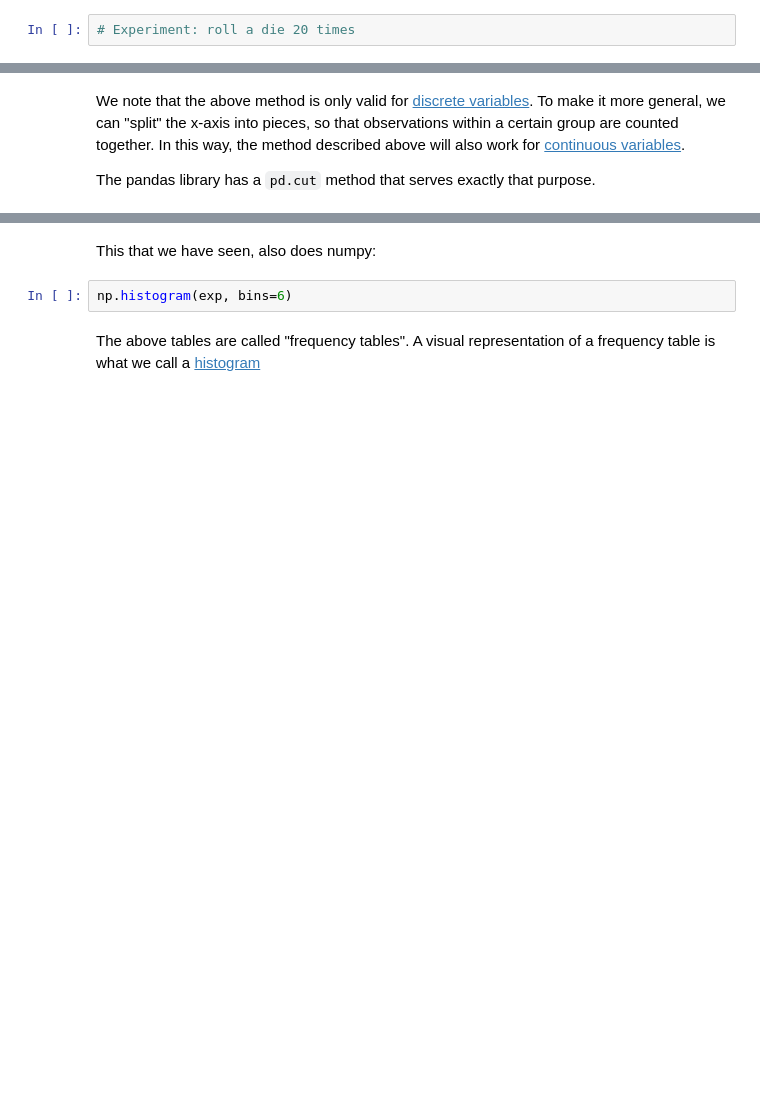
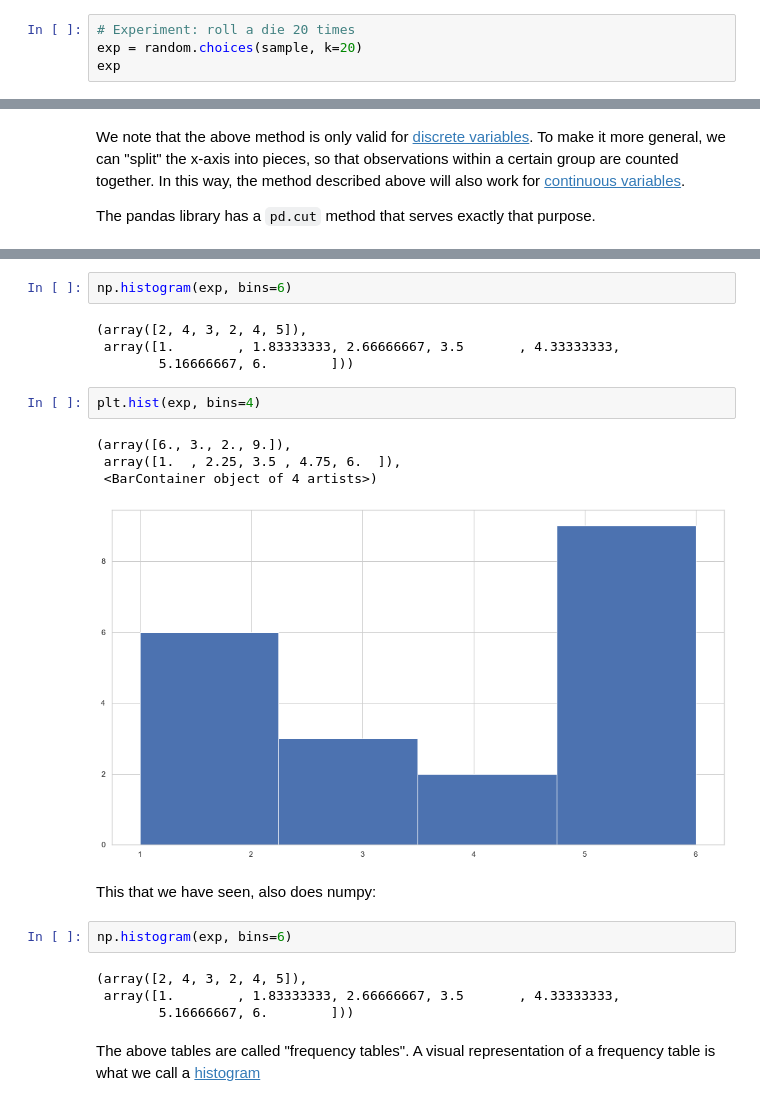
Before and after one commit to Ironhack-data-bcn-oct-2022/lectures, a Jupyter notebook: week-5/02 - Intro to statistics.ipynb, the cells around one changed output, grey strips where cells are left out. Saved outputs shown, nothing was run; the diff lists cells and outputs as text; blank space fills up the shorter version.

```diff
--- a/week-5/02 - Intro to statistics.ipynb
+++ b/week-5/02 - Intro to statistics.ipynb
@@ -34,3 +34,5 @@ One way to understand the data is to count how many times each value appears in
 sample = [1,2,3,4,5,6]
 # %%
 # Experiment: roll a die 20 times
+exp = random.choices(sample, k=20)
+exp
@@ -62,7 +97,24 @@ plt.show()
+# %%
+np.histogram(exp, bins=6)
+# %% [output]
+(array([2, 4, 3, 2, 4, 5]),
+ array([1.        , 1.83333333, 2.66666667, 3.5       , 4.33333333,
+        5.16666667, 6.        ]))
+# %%
+plt.hist(exp, bins=4)
+# %% [output]
+(array([6., 3., 2., 9.]),
+ array([1.  , 2.25, 3.5 , 4.75, 6.  ]),
+ <BarContainer object of 4 artists>)
+[figure, added]
 # %% [markdown]
 This that we have seen, also does numpy:
 # %%
 np.histogram(exp, bins=6)
+# %% [output]
+(array([2, 4, 3, 2, 4, 5]),
+ array([1.        , 1.83333333, 2.66666667, 3.5       , 4.33333333,
+        5.16666667, 6.        ]))
 # %% [markdown]
 The above tables are called "frequency tables". A visual representation of a frequency table is what we call a [histogram](https://en.wikipedia.org/wiki/Histogram)
 # %%
```
Also changed, not shown: parts of 100 cells of this notebook.
